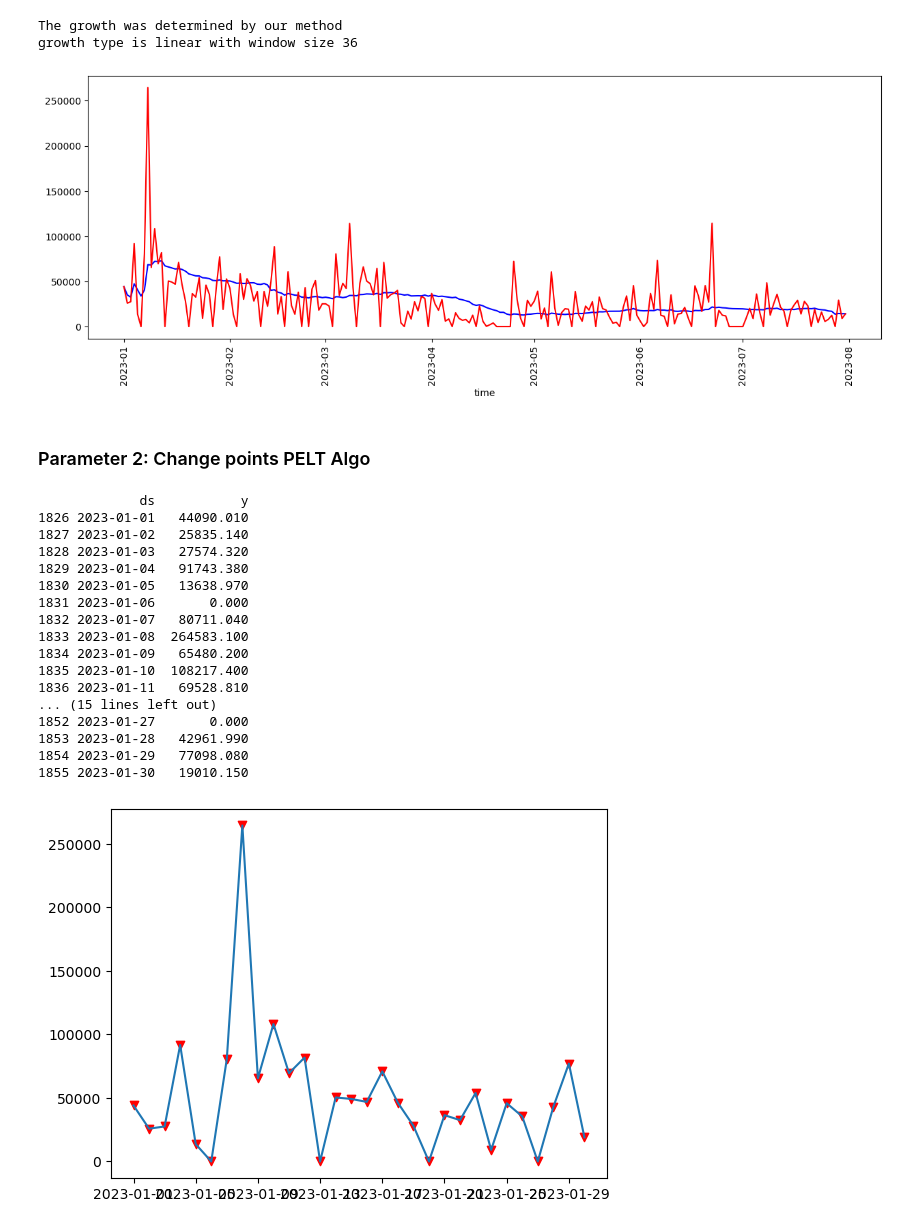
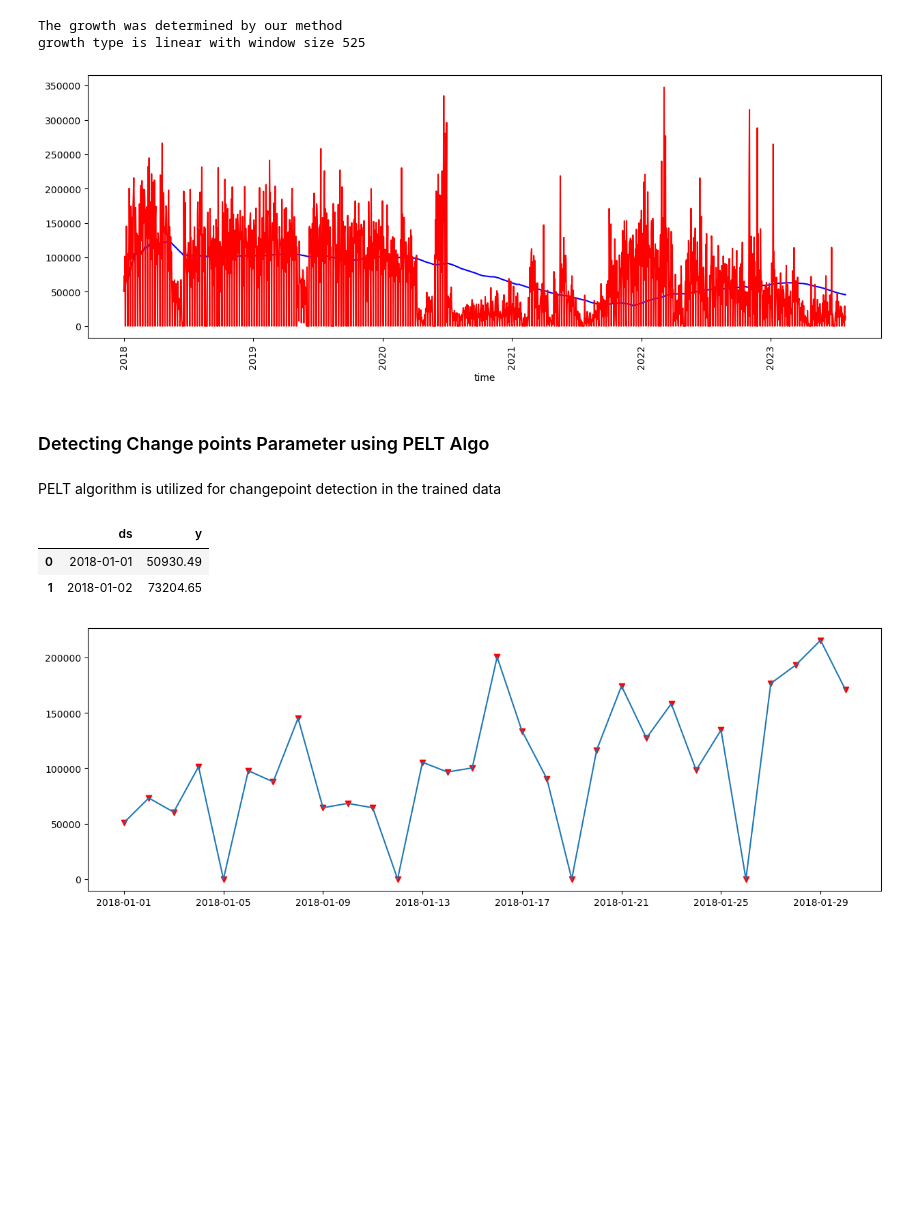
Before and after one commit to Ajazahmad94/DemandForecasting, a Jupyter notebook: models/prophetmodel.ipynb, the cells around one changed output. Saved outputs shown, nothing was run; the diff lists cells and outputs as text; code cells hidden in the pictures; blank space fills up the shorter version.

Commit message:
Updated the Model Ile, Arranged the Parameters.

```diff
--- a/models/prophetmodel.ipynb
+++ b/models/prophetmodel.ipynb
@@ -75,23 +172,22 @@ weekend_days = [4]  #4 is Friday:  0-6:Mon-Sun
 # %%
 # Load and prepare the data for Prophet
 df = pd.read_csv('/home/ajaz/DemandForecasting/Data/data.csv')
-data = df.rename(columns={'TransactionDate': 'ds', 'GroupCostPrice': 'y'})
+data = df.rename(columns={'TransactionDate': 'ds', 'GroupCostPrice': 'y'})  # Rename columns for Prophet compatibility
 data = data[['ds', 'y']]
 data['ds']=pd.to_datetime(data['ds'])
 
-# covid starting date
+# # Define the start and end dates for filtering covid
 covid_start_date = '2020-03-02'
 covid_end_date = '2020-06-21'
 
-# filter the data frame before covid
+# Filter the data frame to include only the year 2023
+#data = data[data['ds'].dt.year ==2023]
 
-data = data[data['ds'].dt.year ==2023]
-
-#Get the first date of the data
+# Get the first and last dates of the filtered data
 start_date = pd.to_datetime( data['ds'].iloc[0])
-#Get the last date of the data
 end_date = pd.to_datetime( data['ds'].iloc[-1])
 
+# Extract the first 30 days of the data
 first_30Days = data.iloc[0:30]
 
 #data.head(2)
@@ -167,7 +263,6 @@ def detect_trend(df, date_column, value_column):
 
     return 'Unknown'
 
-
 # loop throgh number from 30 to 100 and find the best window size
 #window_size=30
 def get_growth_by_smoothing_data(data):
@@ -184,7 +279,6 @@ def get_growth_by_smoothing_data(data):
         else:
             return newGroth, smooth_df, window_size
     return 'Unknown', smooth_df, window_size
-
 
 # if the user passed determineGrowth as true then we will determine the growth type by our method
 # and if didn't pass true then we will check if the user passed growth type or not
@@ -208,9 +302,7 @@ else:
 if growth not in ['flat','logistic','linear']:
     raise Exception("growth type should be one of these values ( linear , logistic or flat)" )
 
-
 plt.plot(data['ds'], data['y'], linestyle = 'solid',color='red')
-
 
 # a line plot like a trend over the time monthly
 plt.xticks(rotation=90)
@@ -219,7 +311,7 @@ fig = plt.gcf()
 fig.set_size_inches(15, 5)
 # %% [output]
 The growth was determined by our method
-growth type is linear with window size 36
+growth type is linear with window size 525
-[figure, old version]
+[figure, new version]
 # %% [markdown]
-### Parameter 2: Change points PELT Algo
+### Detecting Change points Parameter using PELT Algo
@@ -234,47 +318,46 @@ def calculate_penalty(data, sensitivity, cal=[6, 3, 1.5]):
+# %% [markdown]
+PELT algorithm is utilized for changepoint detection in the trained data
 # %%
+# Define a function to calculate the penalty for changepoint detection based on sensitivity level and predefined coefficients
+
+def calculate_penalty(data, sensitivity, cal=[6, 3, 1.5]):
+    if sensitivity == "Low":
+        return cal[0] * math.log(len(data))
+    elif sensitivity == "Medium":
+        return cal[1] * math.log(len(data))
+    elif sensitivity == "High":
+        return cal[2] * math.log(len(data))
+
 peltdata = data['y'].values
 # You can choose between "l1" and "l2" cost functions
-
 
 algo = rpt.Pelt(model=pltModelType, min_size=1, jump=1).fit(peltdata)
 penalty= calculate_penalty(peltdata, PenaltySensitivity)
 result = algo.predict(pen=3)
 
 changepointDates=[]
 for index in result:
     a=data.iloc[index-1]['ds']
     changepointDates.append(a)
 
 changepointDates=pd.DataFrame(changepointDates, columns=['ds'])
 changepointDates['ds'] = pd.to_datetime(changepointDates['ds'])
 
 changepoints=changepointDates['ds']
 daysInChangepoints=first_30Days.loc[first_30Days['ds'].isin(changepoints)]
 
 plt.plot(first_30Days['ds'],first_30Days['y'] )
 plt.scatter(daysInChangepoints['ds'],daysInChangepoints['y'], marker='v', color='r')
+fig = plt.gcf()
+fig.set_size_inches(15, 5)
 
-print (daysInChangepoints)
+daysInChangepoints.head(2)
 #holidays=holidays
 #changepointDates.head(2)
 # %% [output]
-             ds           y
-1826 2023-01-01   44090.010
-1827 2023-01-02   25835.140
-1828 2023-01-03   27574.320
-1829 2023-01-04   91743.380
-1830 2023-01-05   13638.970
-1831 2023-01-06       0.000
-1832 2023-01-07   80711.040
-1833 2023-01-08  264583.100
-1834 2023-01-09   65480.200
-1835 2023-01-10  108217.400
-1836 2023-01-11   69528.810
-... (15 lines left out)
-1852 2023-01-27       0.000
-1853 2023-01-28   42961.990
-1854 2023-01-29   77098.080
-1855 2023-01-30   19010.150
+|  | ds | y |
+| 0 | 2018-01-01 | 50930.49 |
+| 1 | 2018-01-02 | 73204.65 |
-[figure, old version]
+[figure, new version]
 # %% [markdown]
 # Outlier
```
Also changed, not shown: parts of 48 cells of this notebook, 1 other file.
